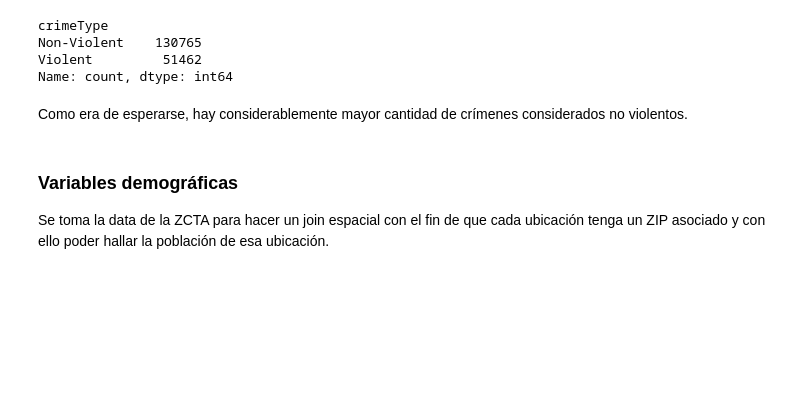
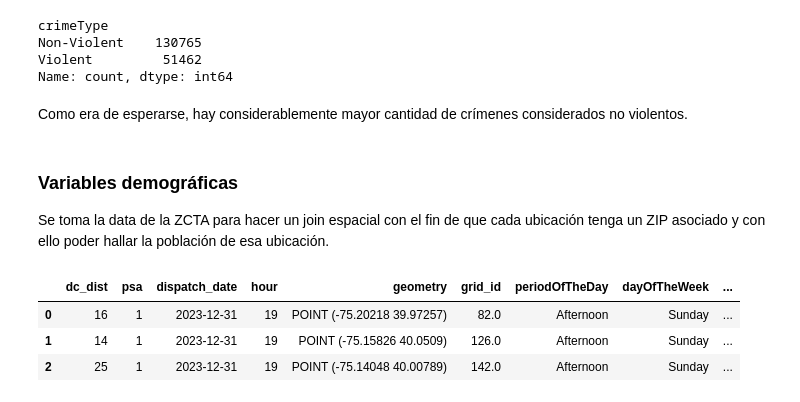
Before and after one commit to dnunez29/Trabajo-Final-Graduacion, a Jupyter notebook: Scripts/TFM_DanielNunezVargas_Cartografica.ipynb, the cells around one changed output. Cells and saved outputs as stored; diff of their text form; code cells hidden in the pictures; blank space fills up the shorter version.

```diff
--- a/Scripts/TFM_DanielNunezVargas_Cartografica.ipynb
+++ b/Scripts/TFM_DanielNunezVargas_Cartografica.ipynb
@@ -370,9 +370,19 @@ gdf = gpd.GeoDataFrame(df_train, geometry='geometry')
 gdf = gdf.set_crs(epsg=3857)  # si tus coordenadas están en ese CRS
 # Se pasa a coordenadas lat/lon (EPSG:3857)
 gdf = gdf.to_crs(epsg=4326)
-# Se lee archivo
-zcta = gpd.read_file("../Input/ZIP/tl_2024_us_zcta520.shp").to_crs(epsg=4326)
-# Se procede con un JOIN espacial
-gdf = gpd.sjoin(gdf, zcta[['ZCTA5CE20', 'geometry']], how="left", predicate='within', rsuffix='_right2')
-# Se renombra por simplicidad
-gdf = gdf.rename(columns={'ZCTA5CE10': 'zip'})
+# %%
+# Se lee archivo
+zcta = gpd.read_file("../Input/ZIP/tl_2020_us_zcta520.shp").to_crs(epsg=5070) # https://www.census.gov/cgi-bin/geo/shapefiles/index.php?year=2024&layergroup=ZIP+Code+Tabulation+Areas
+# Rename ZCTA geometry column to avoid conflict
+zcta = zcta[['ZCTA5CE20', 'geometry']]
+# Ahora se calcula el área para cada polígono
+zcta['area_mile2'] = zcta.geometry.area/ 2_589_988.110336
+# Se convierte la pasada geometria a coordinadas lat/lon
+zcta_lat_lon = zcta.to_crs(epsg=4326)
+# %%
+# Se procede con un JOIN espacial
+gdf = gpd.sjoin(gdf, zcta_lat_lon, how="left", predicate='within', rsuffix='_right2')
+# Se renombra por simplicidad
+gdf = gdf.rename(columns={'ZCTA5CE20': 'ZCTA'})
+# Se eliminan las columnas que no serán de utilidad
+gdf = gdf.drop(['Unnamed: 0', 'index_right', 'index__right2', 'crime_code',  'text_gener', 'location_block_normalized'], axis=1)
@@ -378,0 +398,9 @@ gdf = gdf.rename(columns={'ZCTA5CE10': 'zip'})
+# %%
+# https://simplemaps.com/data/us-zips
+# https://data.census.gov/all?q=2020+Census+ZCTA
+gdf.head(3)
+# %% [output]
+|  | dc_dist | psa | dispatch_date | hour | geometry | grid_id | periodOfTheDay | dayOfTheWeek | ... |
+| 0 | 16 | 1 | 2023-12-31 | 19 | POINT (-75.20218 39.97257) | 82.0 | Afternoon | Sunday | ... |
+| 1 | 14 | 1 | 2023-12-31 | 19 | POINT (-75.15826 40.0509) | 126.0 | Afternoon | Sunday | ... |
+| 2 | 25 | 1 | 2023-12-31 | 19 | POINT (-75.14048 40.00789) | 142.0 | Afternoon | Sunday | ... |
```
Also changed, not shown: parts of 1 cell of this notebook, 1 other file.
